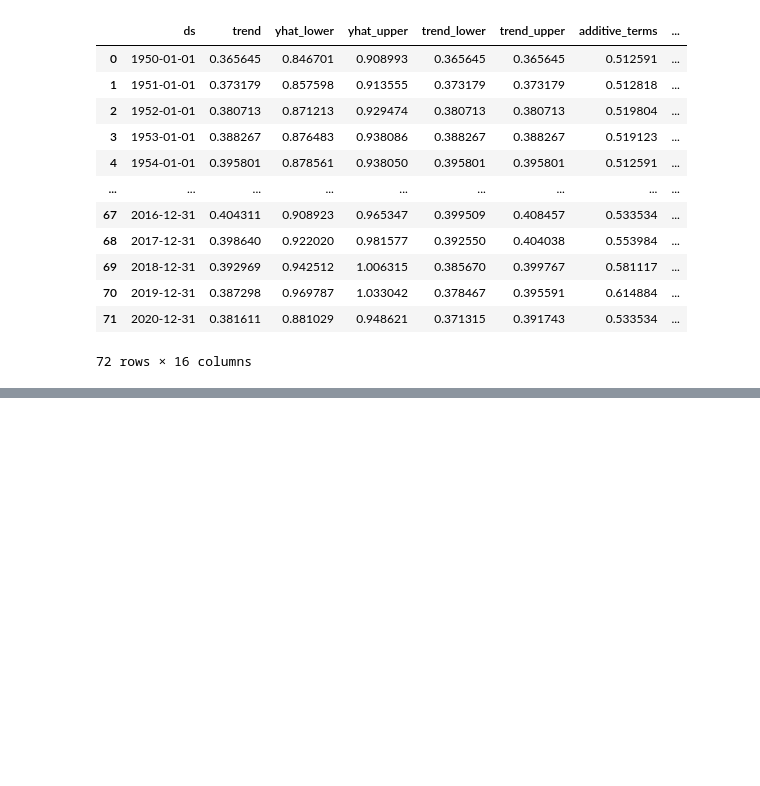
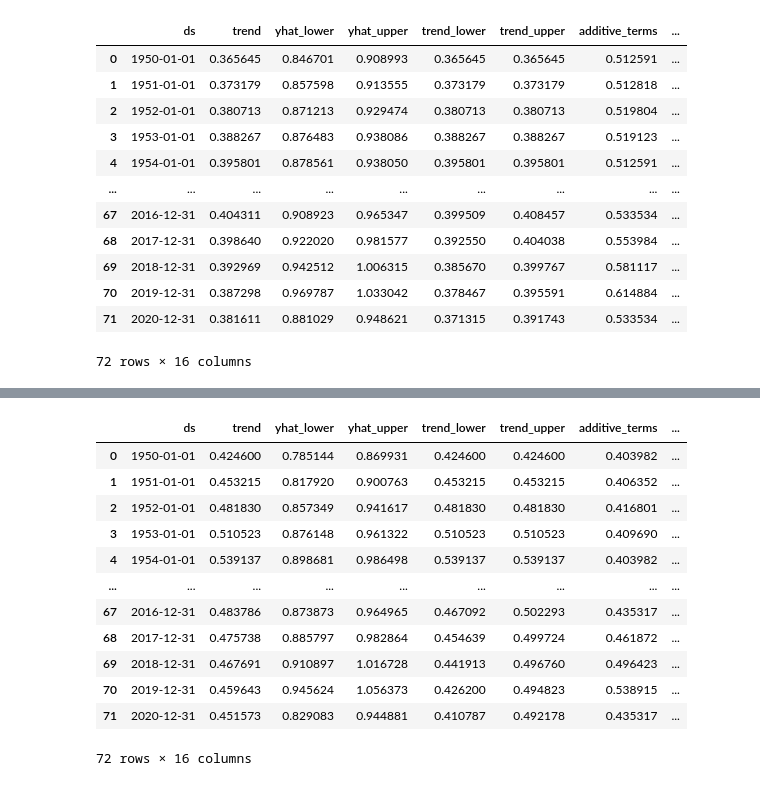
Before and after one commit to yguenka/4intelligence-Case, a Jupyter notebook: Data Analysis Skill Test.ipynb, the cells around one changed output, grey strips where cells are left out. Saved outputs shown, nothing was run; the diff lists cells and outputs as text; code cells hidden in the pictures; blank space fills up the shorter version.

```diff
--- a/Data Analysis Skill Test.ipynb
+++ b/Data Analysis Skill Test.ipynb
@@ -234,0 +284,16 @@ forecast
+# %%
+forecast
+# %% [output]
+|  | ds | trend | yhat_lower | yhat_upper | trend_lower | trend_upper | additive_terms | ... |
+| 0 | 1950-01-01 | 0.424600 | 0.785144 | 0.869931 | 0.424600 | 0.424600 | 0.403982 | ... |
+| 1 | 1951-01-01 | 0.453215 | 0.817920 | 0.900763 | 0.453215 | 0.453215 | 0.406352 | ... |
+| 2 | 1952-01-01 | 0.481830 | 0.857349 | 0.941617 | 0.481830 | 0.481830 | 0.416801 | ... |
+| 3 | 1953-01-01 | 0.510523 | 0.876148 | 0.961322 | 0.510523 | 0.510523 | 0.409690 | ... |
+| 4 | 1954-01-01 | 0.539137 | 0.898681 | 0.986498 | 0.539137 | 0.539137 | 0.403982 | ... |
+| ... | ... | ... | ... | ... | ... | ... | ... | ... |
+| 67 | 2016-12-31 | 0.483786 | 0.873873 | 0.964965 | 0.467092 | 0.502293 | 0.435317 | ... |
+| 68 | 2017-12-31 | 0.475738 | 0.885797 | 0.982864 | 0.454639 | 0.499724 | 0.461872 | ... |
+| 69 | 2018-12-31 | 0.467691 | 0.910897 | 1.016728 | 0.441913 | 0.496760 | 0.496423 | ... |
+| 70 | 2019-12-31 | 0.459643 | 0.945624 | 1.056373 | 0.426200 | 0.494823 | 0.538915 | ... |
+| 71 | 2020-12-31 | 0.451573 | 0.829083 | 0.944881 | 0.410787 | 0.492178 | 0.435317 | ... |
+72 rows × 16 columns
```
Also changed, not shown: parts of 4 cells of this notebook, 1 other file.
